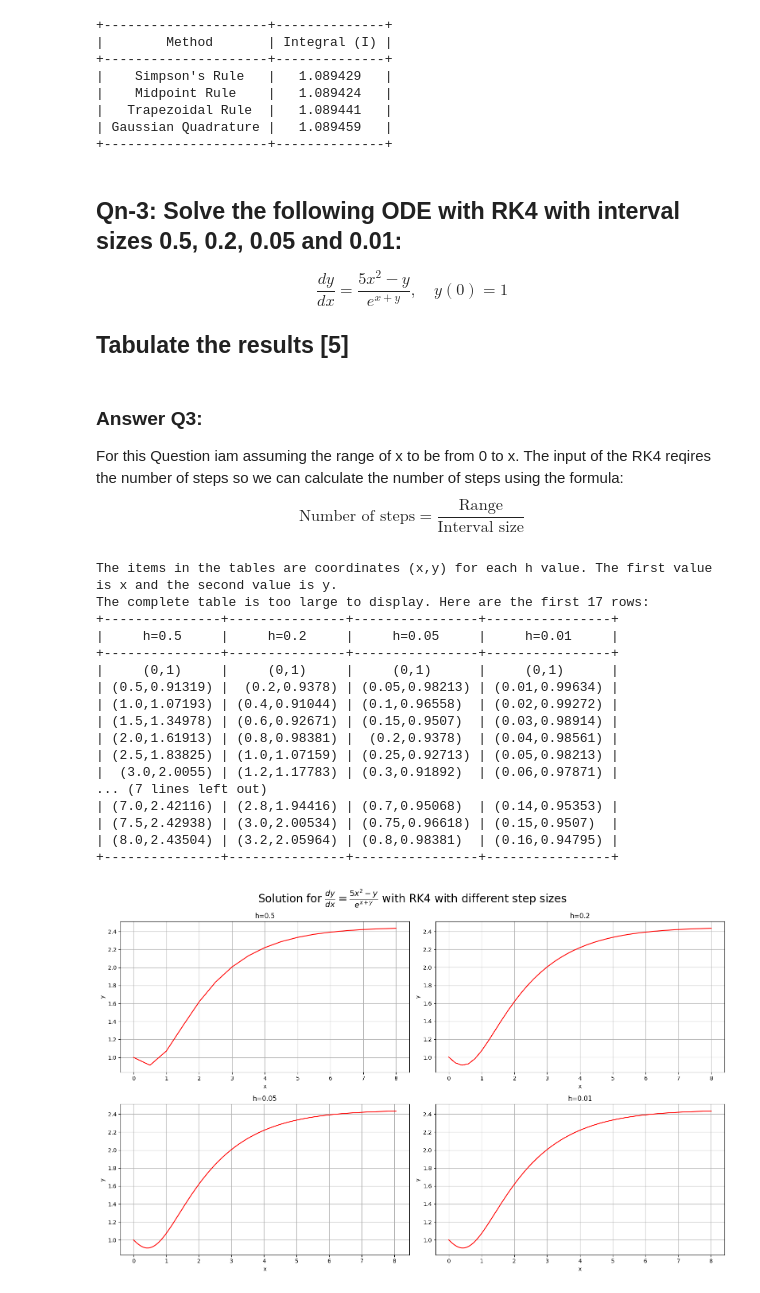
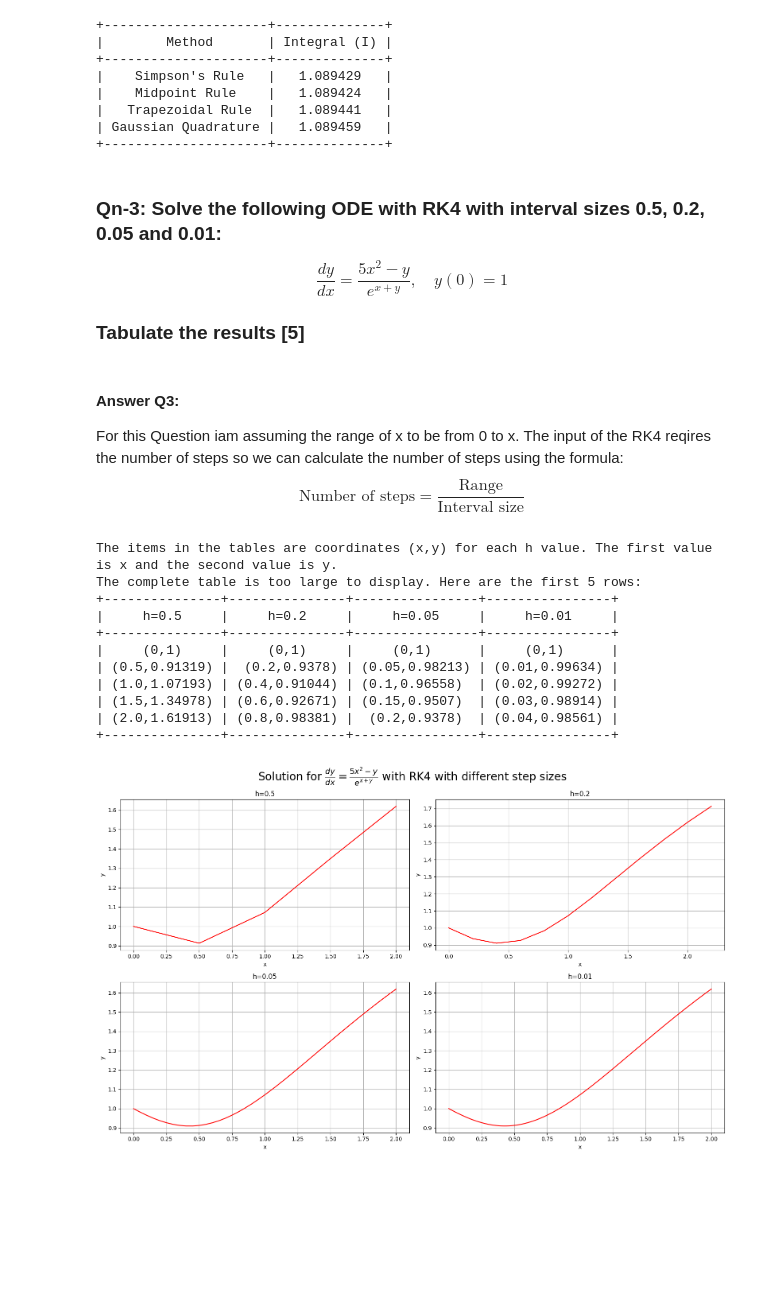
Before and after one commit to ananthapadmanabhan18/P452_Computational_Physics, a Jupyter notebook: Assignments/Assignment-1/Answers_asgn1.ipynb, the cells around one changed output. Saved outputs shown, nothing was run; the diff lists cells and outputs as text; code cells hidden in the pictures; blank space fills up the shorter version.

```diff
--- a/Assignments/Assignment-1/Answers_asgn1.ipynb
+++ b/Assignments/Assignment-1/Answers_asgn1.ipynb
@@ -86,15 +86,15 @@ print(table_qn2)
 | Gaussian Quadrature |   1.089459   |
 +---------------------+--------------+
 # %% [markdown]
-## __Qn-3:__ Solve the following ODE with RK4 with interval sizes 0.5, 0.2, 0.05 and 0.01:
+### __Qn-3:__ Solve the following ODE with RK4 with interval sizes 0.5, 0.2, 0.05 and 0.01:
 
 \begin{equation}
 \frac{dy}{dx} = \frac{5x^2 - y}{e^{x+y}}, \quad y(0) = 1
 \end{equation}
 
-## Tabulate the results [5]
+### Tabulate the results [5]
 # %% [markdown]
-### Answer Q3:
+#### Answer Q3:
 
 For this Question iam assuming the range of x to be from 0 to x. The input of the RK4 reqires the number of steps so we can calculate the number of steps using the formula:
 \begin{equation}
@@ -107,7 +107,7 @@ def f3(x,y):
 
 # Defining the limits and Number of subintervals
 a_q3 = 0
-b_q3 = 8
+b_q3 = 2
 y0=1
 hlist=[0.5,0.2,0.05,0.01]
 Nlist=[int((b_q3-a_q3)/h) for h in hlist]
@@ -131,39 +131,33 @@ min_len=min([len(XYlist[i][0]) for i in range(len(hlist))])
 for i in range(min_len):
     table_qn3.add_row([f"({round(XYlist[j][0][i],5)},{round(XYlist[j][1][i],5)})" for j in range(len(hlist))])
 print(f"The items in the tables are coordinates (x,y) for each h value. The first value is x and the second value is y.")
 print(f"The complete table is too large to display. Here are the first {min_len} rows:")
 print(table_qn3)
 
 # Plotting the result
 import matplotlib.pyplot as plt
 fig, axs = plt.subplots(2, 2, figsize=(16, 10))
 for i in range(len(hlist)):
     axs[i//2, i%2].plot(XYlist[i][0], XYlist[i][1],color='r')
     axs[i//2, i%2].set_title(f"h={hlist[i]}")
     axs[i//2, i%2].set_xlabel("x")
     axs[i//2, i%2].set_ylabel("y")
     axs[i//2, i%2].grid()
 fig.suptitle(r'Solution for $\frac{dy}{dx} = \frac{5x^2-y}{e^{x+y}}$ with RK4 with different step sizes',fontsize=20)
 plt.tight_layout()
 
 plt.show()
 # %% [output]
 The items in the tables are coordinates (x,y) for each h value. The first value is x and the second value is y.
-The complete table is too large to display. Here are the first 17 rows:
+The complete table is too large to display. Here are the first 5 rows:
 +---------------+---------------+----------------+----------------+
 |     h=0.5     |     h=0.2     |     h=0.05     |     h=0.01     |
 +---------------+---------------+----------------+----------------+
 |     (0,1)     |     (0,1)     |     (0,1)      |     (0,1)      |
 | (0.5,0.91319) |  (0.2,0.9378) | (0.05,0.98213) | (0.01,0.99634) |
 | (1.0,1.07193) | (0.4,0.91044) | (0.1,0.96558)  | (0.02,0.99272) |
 | (1.5,1.34978) | (0.6,0.92671) | (0.15,0.9507)  | (0.03,0.98914) |
 | (2.0,1.61913) | (0.8,0.98381) |  (0.2,0.9378)  | (0.04,0.98561) |
-| (2.5,1.83825) | (1.0,1.07159) | (0.25,0.92713) | (0.05,0.98213) |
-|  (3.0,2.0055) | (1.2,1.17783) | (0.3,0.91892)  | (0.06,0.97871) |
-... (7 lines left out)
-| (7.0,2.42116) | (2.8,1.94416) | (0.7,0.95068)  | (0.14,0.95353) |
-| (7.5,2.42938) | (3.0,2.00534) | (0.75,0.96618) | (0.15,0.9507)  |
-| (8.0,2.43504) | (3.2,2.05964) | (0.8,0.98381)  | (0.16,0.94795) |
 +---------------+---------------+----------------+----------------+
-[figure, old version]
+[figure, new version]
 # %% [markdown]
```
Also changed, not shown: parts of 8 cells of this notebook, 4 other files.
